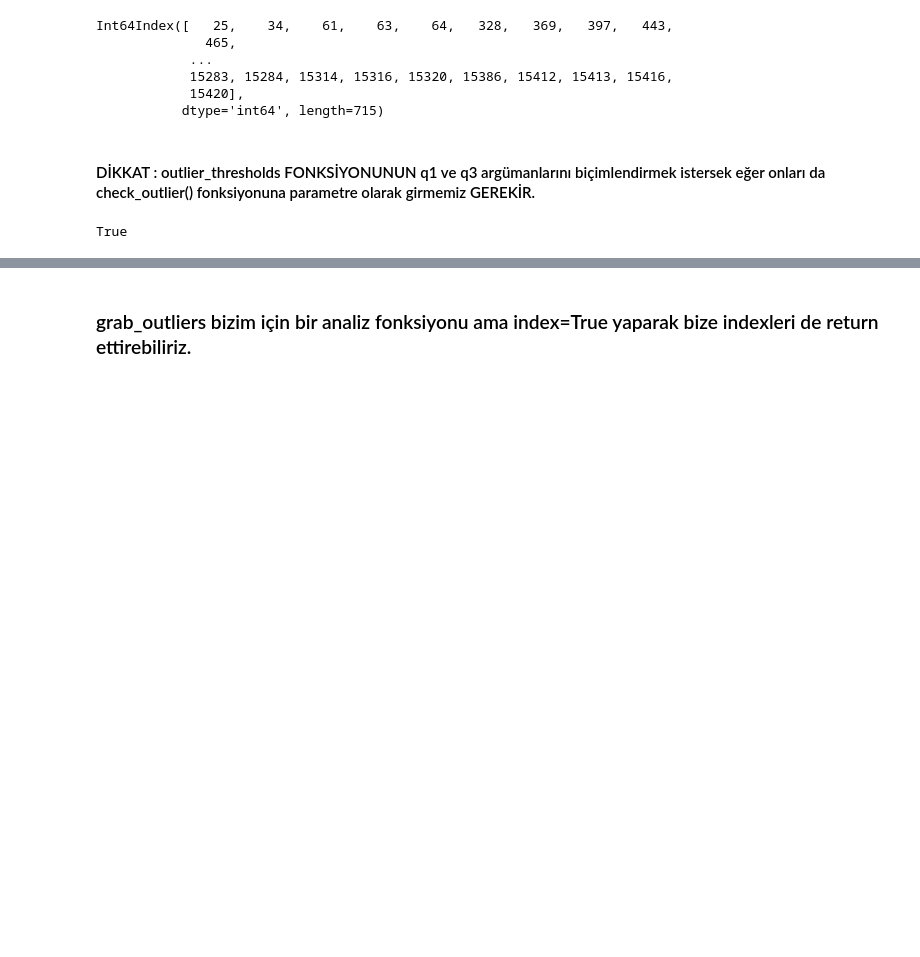
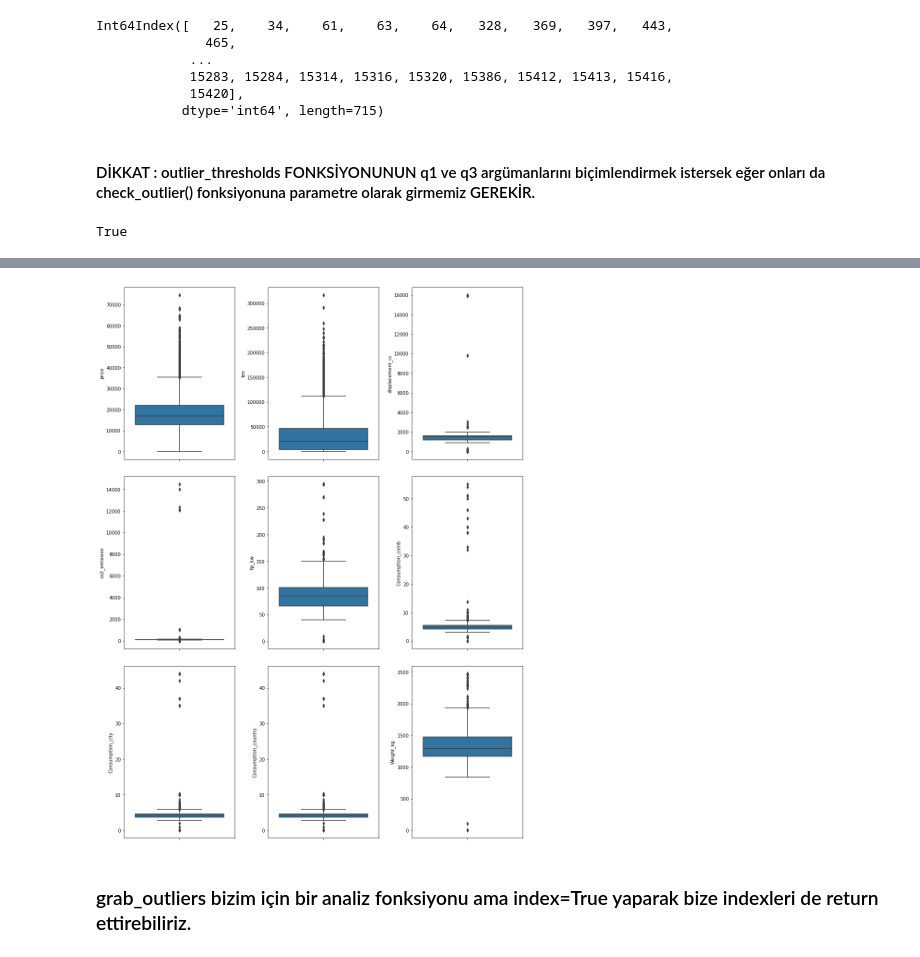
Before and after one commit to B-dogan/Capstone-Projects-Data-Analysis, a Jupyter notebook: Handling_With_Outliers.ipynb, the cells around one changed output, grey strips where cells are left out. Cells and saved outputs as stored; diff of their text form; code cells hidden in the pictures; blank space fills up the shorter version.

```diff
--- a/Handling_With_Outliers.ipynb
+++ b/Handling_With_Outliers.ipynb
@@ -348,5 +371,18 @@ Consumption_country True
 # %%
 ## bütün  numeric sütunlarımda extreme değer varmış.
+# %%
+fig = plt.figure(figsize=(15,20))
+plt.subplots_adjust(left=0.1,
+                    bottom=0.1,
+                    right=0.9,
+                    top=1.5,
+                    wspace=0.3,
+                    hspace=0.1)
+for i, col in enumerate(num_cols):
+        plt.subplot(5,3,i+1)
+        sns.boxplot(y=col, data=df)
+# %% [output]
+[figure, added]
 # %%
 def grab_outliers(dataframe, col_name, index=False,q1 = 0.25,q3=0.75):
     low, up = outlier_thresholds(dataframe, col_name)
```
Also changed, not shown: parts of 133 cells of this notebook, 2 other files.
